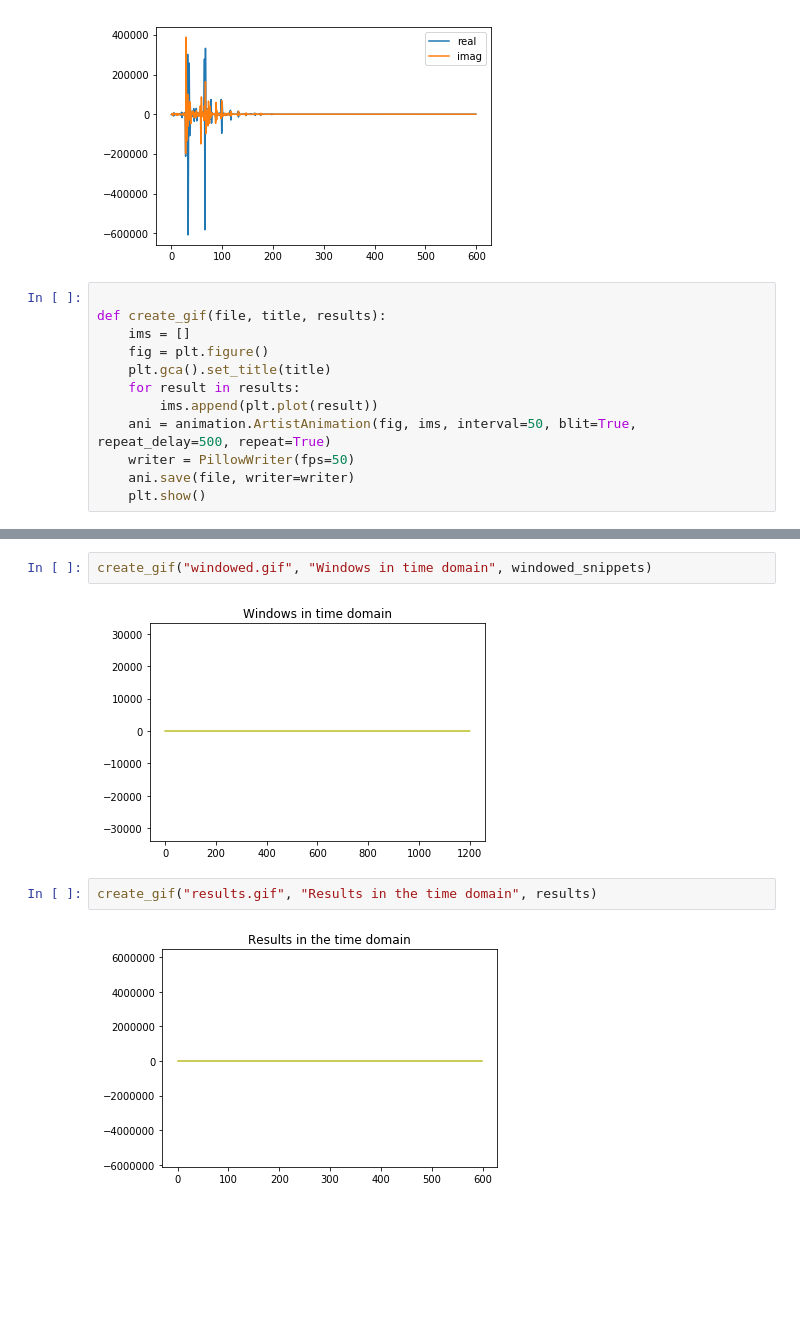
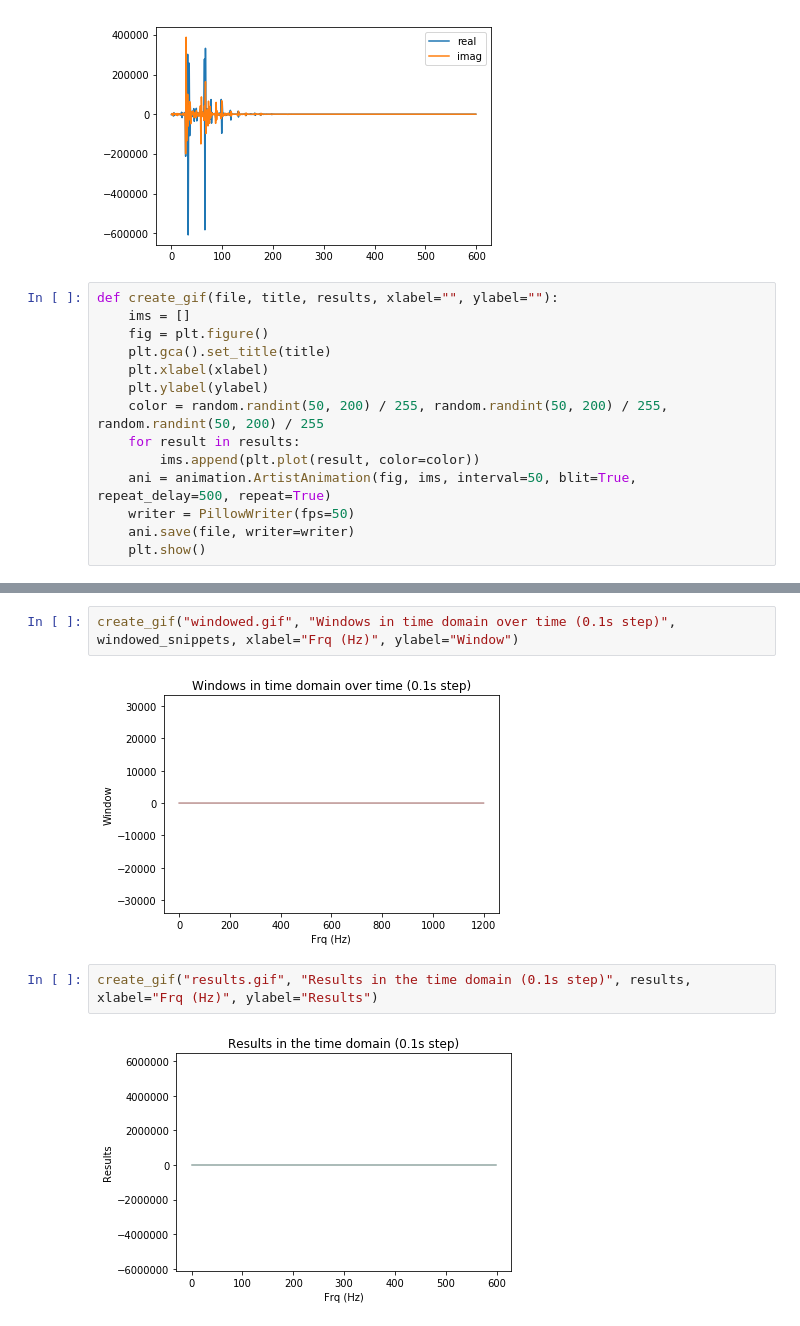
Before and after one commit to Graystripe17/Sadzam, a Jupyter notebook: XC/XC.ipynb, the cells around one changed output, grey strips where cells are left out. Saved outputs shown, nothing was run; the diff lists cells and outputs as text; blank space fills up the shorter version.

```diff
--- a/XC/XC.ipynb
+++ b/XC/XC.ipynb
@@ -153,13 +154,15 @@ plt.show()
 1589 600
 [figure]
 # %%
-
-def create_gif(file, title, results):
+def create_gif(file, title, results, xlabel="", ylabel=""):
     ims = []
     fig = plt.figure()
     plt.gca().set_title(title)
+    plt.xlabel(xlabel)
+    plt.ylabel(ylabel)
+    color = random.randint(50, 200) / 255, random.randint(50, 200) / 255, random.randint(50, 200) / 255
     for result in results:
-        ims.append(plt.plot(result))
+        ims.append(plt.plot(result, color=color))
     ani = animation.ArtistAnimation(fig, ims, interval=50, blit=True, repeat_delay=500, repeat=True)
     writer = PillowWriter(fps=50)
     ani.save(file, writer=writer)
@@ -171,11 +174,11 @@ create_gif("magnitude.gif", "Magnitude of frequency response over time", magnitu
 # %%
-create_gif("windowed.gif", "Windows in time domain", windowed_snippets)
+create_gif("windowed.gif", "Windows in time domain over time (0.1s step)", windowed_snippets, xlabel="Frq (Hz)", ylabel="Window")
 # %% [output]
-[figure, old version]
+[figure, new version]
 # %%
-create_gif("results.gif", "Results in the time domain", results)
+create_gif("results.gif", "Results in the time domain (0.1s step)", results, xlabel="Frq (Hz)", ylabel="Results")
 # %% [output]
-[figure, old version]
+[figure, new version]
 # %%
 class Spectrogram:
     def __init__(self, frq, data):
```
Also changed, not shown: parts of 10 cells of this notebook, 6 other files.
